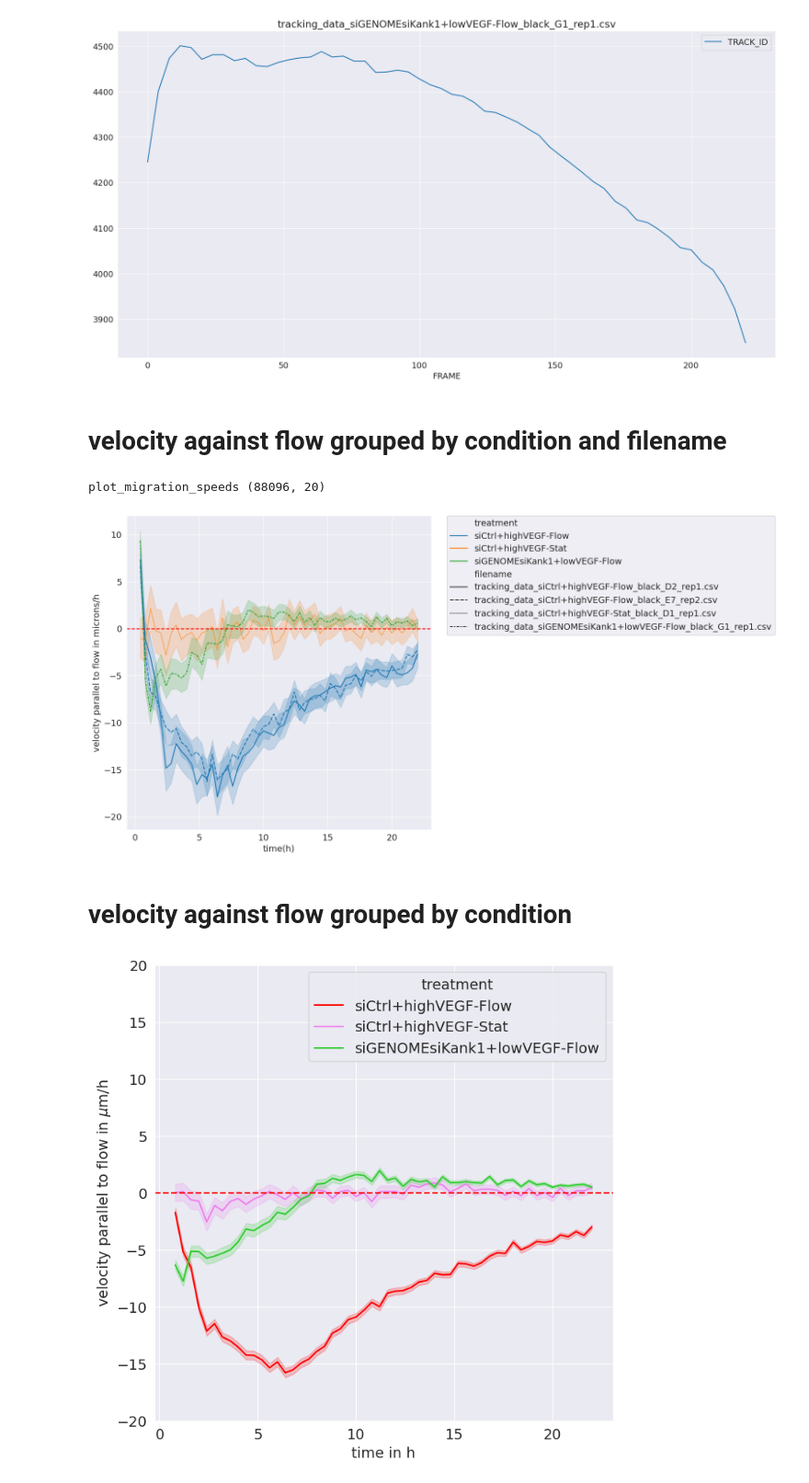
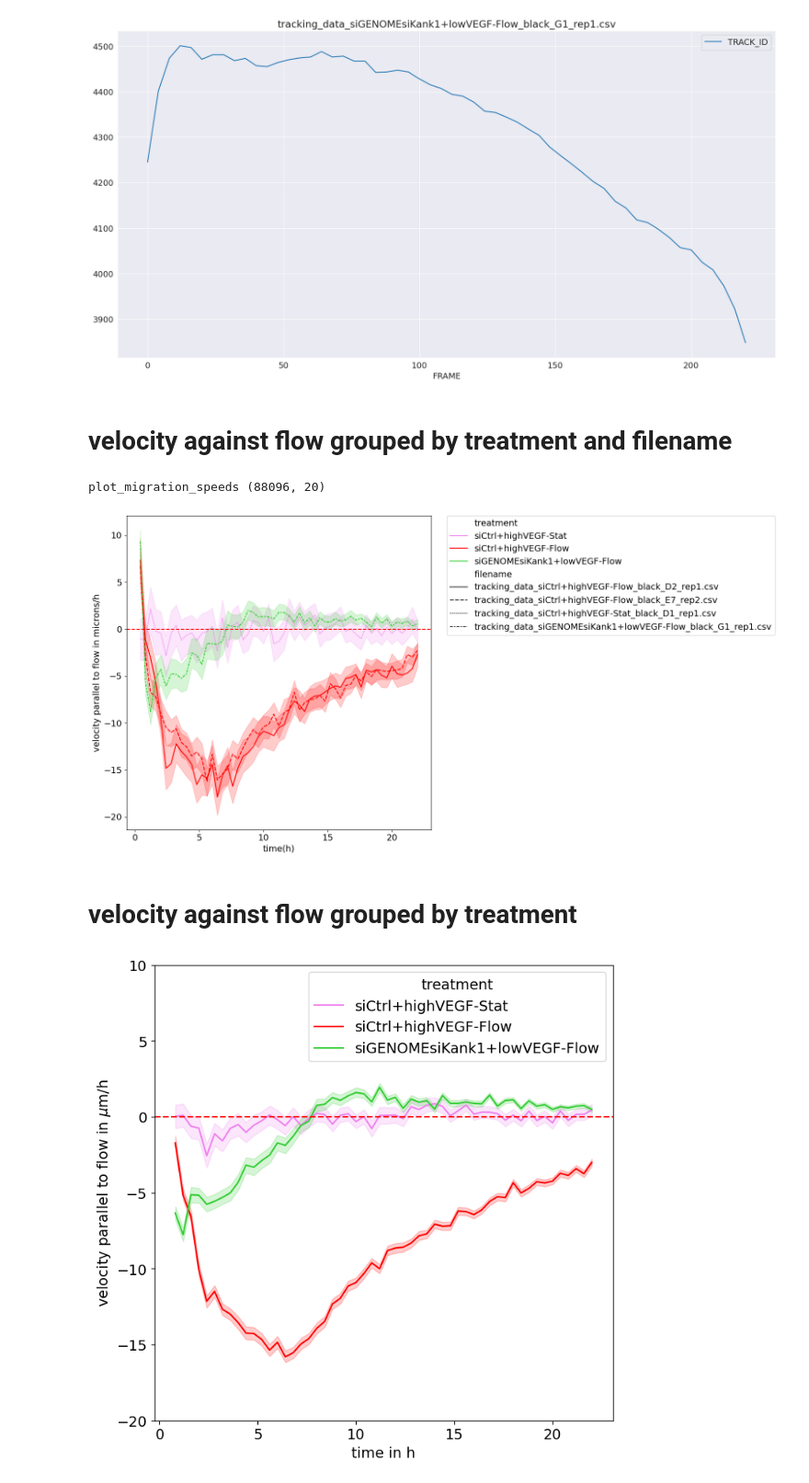
Before and after one commit to Phusiongreen/ec-tracking-analysis_2025, a Jupyter notebook: notebooks/06_Plot_Migration_Speeds.ipynb, the cells around one changed output. Shown at 92% size. Drawn from its saved outputs; the diff is of its cells as text; code cells hidden in the pictures.

```diff
--- a/notebooks/06_Plot_Migration_Speeds.ipynb
+++ b/notebooks/06_Plot_Migration_Speeds.ipynb
@@ -12,7 +12,8 @@ from statannot import add_stat_annotation
 # %%
 # read parameters and key file
 
-parameter_file  = "/media/jpa/Volume/MDC/MDC_data/ec_tracking/trial/parameters_test_set.yml"
+#parameter_file  = "/media/jpa/Volume/MDC/MDC_data/ec_tracking/trial/parameters_test_set.yml" (Jan's path, just adding mine down)
+parameter_file = "../data/parameters_test_set.yml"
 parameters = read_parameters(parameter_file)
 
 key_file_path = parameters["key_file"]
@@ -121,12 +122,11 @@ parameters
 # %% [markdown]
 # load data
 # %%
-#these should NOT be the spreadsheets produced by 01_preprocess, but by correct_time_points_from_trackmate, might need manual name changes
 migration_speed_df = pd.DataFrame()
 
 for index, row in key_selection.iterrows():
-    print("processing", row["condition"])
-    condition = row["condition"]
+    print("processing", row["treatment"])
+    condition = row["treatment"]
     #tracking_data_file = tracking_data_path + row["filename"]
     tracking_data_file = output_folder.joinpath("speed_data", "migration_speed_df_%s_%s_%s.csv" % (row["treatment"],
                                                                                          row["color"],
@@ -221,5 +239,5 @@ for filename in migration_speed_df["filename"].unique():
 # %% [markdown]
-# velocity against flow grouped by condition and filename
+# velocity against flow grouped by treatment and filename
 # %%
 plt.rcParams.update({'font.size': 14})
 
@@ -231,9 +249,9 @@ print("plot_migration_speeds", plot_migration_speeds.shape)
 
 #fig, ax = plt.subplots(len(intervals),figsize=(15,30))
 fig, ax = plt.subplots(1, figsize=(16,8))
-
+color_palette = {"siGENOMEsiKank1+lowVEGF-Flow": "limegreen", "siCtrl+highVEGF-Stat": "violet", "siCtrl+highVEGF-Flow": "red"}
 sns.lineplot(x = "time_in_h", y = "vel_x_mu_per_h", hue = "treatment", hue_order = treatment_order,
-             data = plot_migration_speeds, style="filename", ax=ax, errorbar = errorbar)
+             data = plot_migration_speeds, style="filename", ax=ax, errorbar=('ci', 95), palette=color_palette)
 
 #sns.lineplot(x = "FRAME", y = "vel_x", hue = "condition", data = plot_migration_speeds, ax=ax, ci = 90)
 #interval_length_min = 5*intervals[i]
@@ -248,9 +266,9 @@ plt.savefig("velocity_parallel_to_flow_filename_all.pdf")
 plt.savefig("velocity_parallel_to_flow_filename_all.png")
 # %% [output]
 plot_migration_speeds (88096, 20)
-[figure, old version]
+[figure, new version]
 # %% [markdown]
-# velocity against flow grouped by condition
+# velocity against flow grouped by treatment
 # %%
 plt.rcParams.update({'font.size': 14})
 
@@ -259,35 +277,35 @@ plot_migration_speeds = migration_speed_df.dropna()
 #plot_migration_speeds = plot_migration_speeds.sample(frac=subsample_frac, replace=True, random_state=1)
 plot_migration_speeds = plot_migration_speeds[plot_migration_speeds["FRAME"] >= 2*interval]
 
 
 #fig, ax = plt.subplots(len(intervals),figsize=(15,30))
 fig, ax = plt.subplots(1, figsize=(8,8))
 
 #sns.lineplot(x = "time_in_h", y = "vel_x_mu_per_h", hue = "condition", data = plot_migration_speeds, ax=ax, ci = 90)
 color_palette = {"siGENOMEsiKank1+lowVEGF-Flow": "limegreen", "siCtrl+highVEGF-Stat": "violet", "siCtrl+highVEGF-Flow": "red"}
 
 if len(treatment_order) > 1:
     sns.lineplot(x = "time_in_h", y = "vel_x_mu_per_h", hue = "treatment", hue_order = treatment_order,
              data = plot_migration_speeds, ax=ax, errorbar = errorbar, palette = color_palette)
 else:
     sns.lineplot(x = "time_in_h", y = "vel_x_mu_per_h", hue = "color", hue_order = ["red", "green"],
              data = plot_migration_speeds, ax=ax, errorbar = errorbar, palette=color_palette)
 
 
 #sns.lineplot(x = "FRAME", y = "vel_x", hue = "condition", data = plot_migration_speeds, ax=ax, ci = 90)
 #interval_length_min = 5*intervals[i]
 #ax.set_title("time interval %s min" % interval_length_min)
 ax.set_ylabel("velocity parallel to flow in $\mu$m/h")
-ax.set_ylim(-20.0,20.0)
+ax.set_ylim(-20.0,10.0)
 #plt.legend(bbox_to_anchor=(1.05, 1), loc=2, borderaxespad=0.)
 ax.set_xlabel("time in h")
 #ax.set_xlim(0,65)
 #plt.tight_layout()
 ax.axhline(y = 0.0, color = 'r', linestyle = 'dashed')
 plt.savefig("velocity_parallel_to_flow_%s.pdf" % condition)
 plt.savefig("velocity_parallel_to_flow_%s.png" % condition)
 # %% [output]
-[figure, old version]
+[figure, new version]
 # %%
 plot_migration_speeds = migration_speed_df.dropna()
 #plot_migration_speeds = plot_migration_speeds.iloc[::subsampling_n, :]
```
Also changed, not shown: parts of 7 cells of this notebook, 1 other file.
